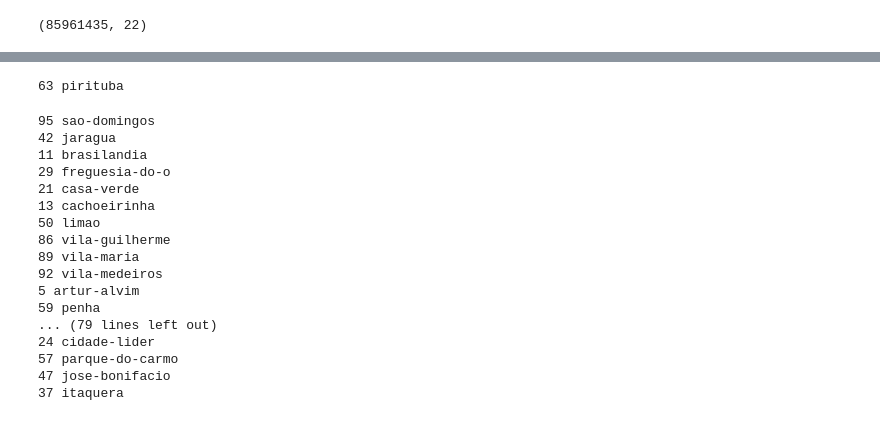
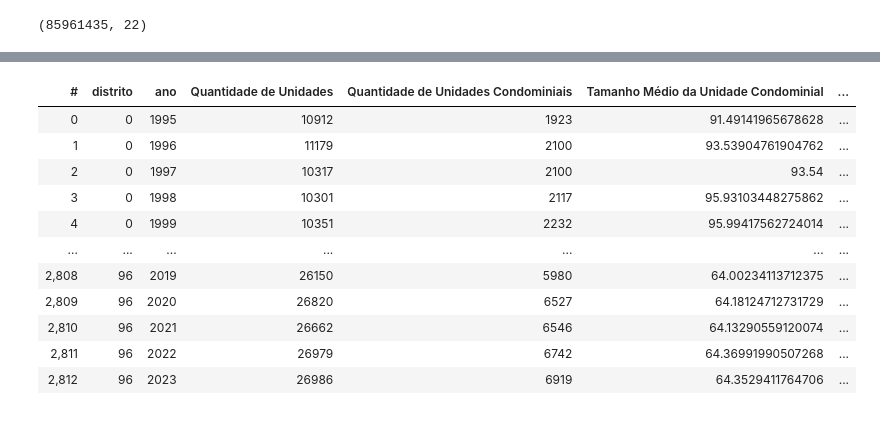
Before and after one commit to cem-usp/dash-iptu, a Jupyter notebook: 14 - Preparando dados do IPTU recorrente.ipynb, the cells around one changed output, grey strips where cells are left out. Drawn from its saved outputs; the diff is of its cells as text; code cells hidden in the pictures.

```diff
--- a/14 - Preparando dados do IPTU recorrente.ipynb
+++ b/14 - Preparando dados do IPTU recorrente.ipynb
@@ -824,31 +903,27 @@ sq
+# %%
+vaex.open('data/IPTU-1995-2023-agrupados-por-distrito.hdf5')
+# %% [output]
+| # | distrito | ano | Quantidade de Unidades | Quantidade de Unidades Condominiais | Tamanho Médio da Unidade Condominial | ... |
+| 0 | 0 | 1995 | 10912 | 1923 | 91.49141965678628 | ... |
+| 1 | 0 | 1996 | 11179 | 2100 | 93.53904761904762 | ... |
+| 2 | 0 | 1997 | 10317 | 2100 | 93.54 | ... |
+| 3 | 0 | 1998 | 10301 | 2117 | 95.93103448275862 | ... |
+| 4 | 0 | 1999 | 10351 | 2232 | 95.99417562724014 | ... |
+| ... | ... | ... | ... | ... | ... | ... |
+| 2,808 | 96 | 2019 | 26150 | 5980 | 64.00234113712375 | ... |
+| 2,809 | 96 | 2020 | 26820 | 6527 | 64.18124712731729 | ... |
+| 2,810 | 96 | 2021 | 26662 | 6546 | 64.13290559120074 | ... |
+| 2,811 | 96 | 2022 | 26979 | 6742 | 64.36991990507268 | ... |
+| 2,812 | 96 | 2023 | 26986 | 6919 | 64.3529411764706 | ... |
 # %%
-for i, dist in gdf_distritos.iterrows():
-    print(dist.ds_codigo, dist.ds_nome.lower().replace(' ', '-'))
-    df_iptu_distrito = df_iptu[df_iptu.distrito == int(dist.ds_codigo)]
-    df = agrupamento(df_iptu_distrito, 'sqlc')
-    # for u in ['Residencial', 'Comercial', 'Serviços', 'Industrial', 'Outros']:
-    #     df[f'Percentual de Uso {u}'] = df[u] / df['Área Total Construída']
-    df.export_hdf5(f"data/por_distritos/IPTU-1995-{exercicio_fim}-agrupados-por-sqlc-{dist.ds_codigo}-{dist.ds_nome.lower().replace(' ', '-')}.hdf5")
-    # break
+# for i, dist in gdf_distritos.iterrows():
+#     print(dist.ds_codigo, dist.ds_nome.lower().replace(' ', '-'))
+#     df_iptu_distrito = df_iptu[df_iptu.distrito == int(dist.ds_codigo)]
+#     df = agrupamento(df_iptu_distrito, 'sqlc')
+#     # for u in ['Residencial', 'Comercial', 'Serviços', 'Industrial', 'Outros']:
+#     #     df[f'Percentual de Uso {u}'] = df[u] / df['Área Total Construída']
+#     df.export_hdf5(f"data/por_distritos/IPTU-1995-{exercicio_fim}-agrupados-por-sqlc-{dist.ds_codigo}-{dist.ds_nome.lower().replace(' ', '-')}.hdf5")
+#     # break
-# %% [output]
-63 pirituba
-95 sao-domingos
-42 jaragua
-11 brasilandia
-29 freguesia-do-o
-21 casa-verde
-13 cachoeirinha
-50 limao
-86 vila-guilherme
-89 vila-maria
-92 vila-medeiros
-5 artur-alvim
-59 penha
-... (79 lines left out)
-24 cidade-lider
-57 parque-do-carmo
-47 jose-bonifacio
-37 itaquera
 # %%
 # dfs[0]
 # %%
```
Also changed, not shown: parts of 22 cells of this notebook, 13 other files.
